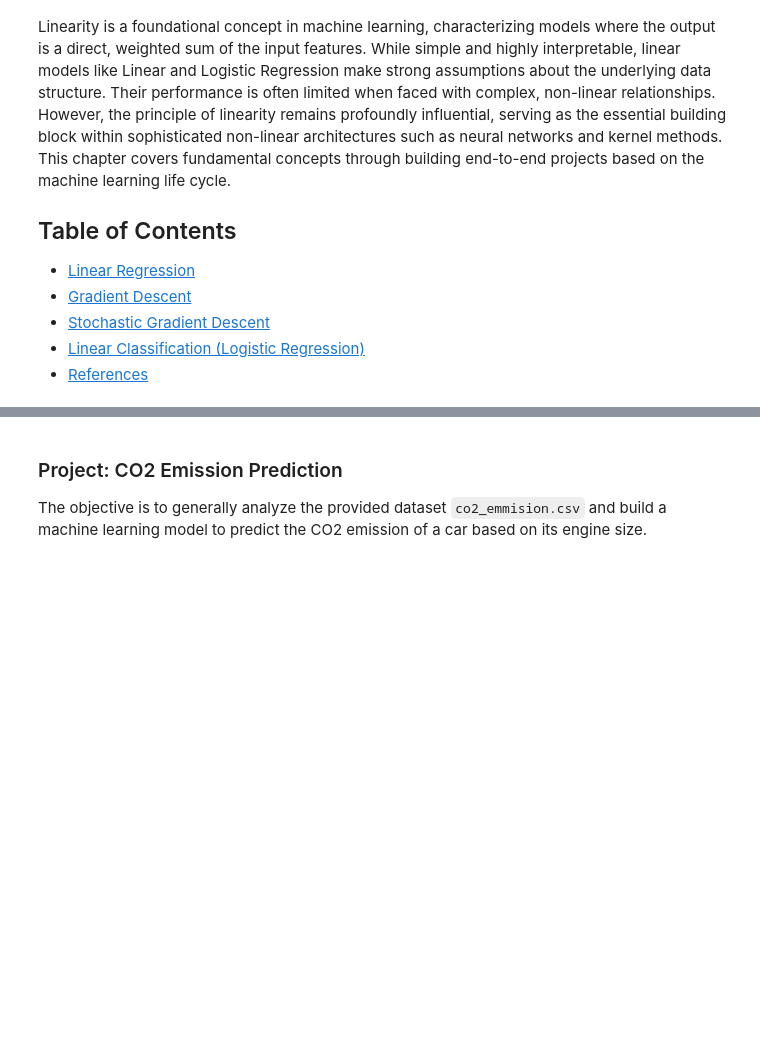
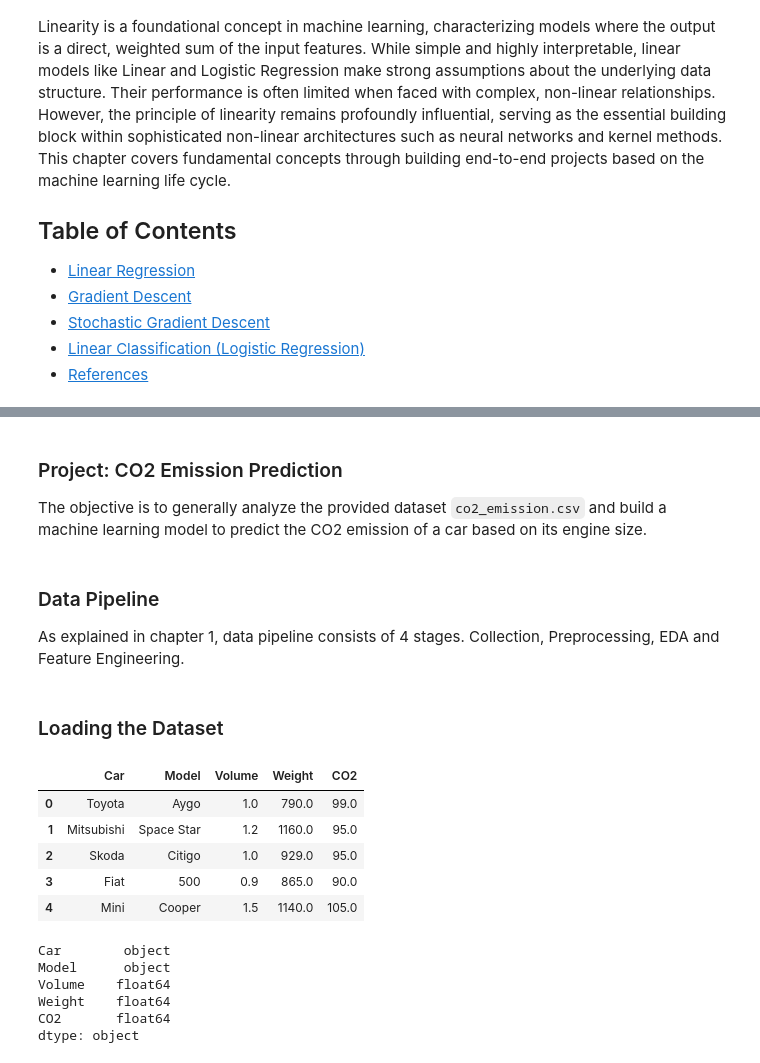
Before and after one commit to AmirhosseinMuhammadi/machine-learning-course, a Jupyter notebook: notebooks/chapter_03_linearity.ipynb, the cells around one changed output, grey strips where cells are left out. Saved outputs shown, nothing was run; the diff lists cells and outputs as text; code cells hidden in the pictures; blank space fills up the shorter version.

```diff
--- a/notebooks/chapter_03_linearity.ipynb
+++ b/notebooks/chapter_03_linearity.ipynb
@@ -83,4 +83,30 @@ $$ SS_\text{tot} = \sum_{i=1}^{n}{(y_i - \bar{y}_i) ^ 2} $$
 In the **best case**, the modeled values exactly match the observed values which results in $SS_\text{res} = 0$ and $R^2 = 1$. A baseline model that always predicts $\bar{y}$, will have $R^2 = 0$.
 # %% [markdown]
 ### Project: CO2 Emission Prediction
-The objective is to generally analyze the provided dataset `co2_emmision.csv` and build a machine learning model to predict the CO2 emission of a car based on its engine size.
+The objective is to generally analyze the provided dataset `co2_emission.csv` and build a machine learning model to predict the CO2 emission of a car based on its engine size.
+# %% [markdown]
+### Data Pipeline
+As explained in chapter 1, data pipeline consists of 4 stages. Collection, Preprocessing, EDA and Feature Engineering.
+# %% [markdown]
+### Loading the Dataset
+# %%
+import pandas as pd
+
+df = pd.read_csv("../data/raw/co2_emission.csv")
+df.head()
+# %% [output]
+|  | Car | Model | Volume | Weight | CO2 |
+| 0 | Toyota | Aygo | 1.0 | 790.0 | 99.0 |
+| 1 | Mitsubishi | Space Star | 1.2 | 1160.0 | 95.0 |
+| 2 | Skoda | Citigo | 1.0 | 929.0 | 95.0 |
+| 3 | Fiat | 500 | 0.9 | 865.0 | 90.0 |
+| 4 | Mini | Cooper | 1.5 | 1140.0 | 105.0 |
+# %%
+df.dtypes
+# %% [output]
+Car        object
+Model      object
+Volume    float64
+Weight    float64
+CO2       float64
+dtype: object
```
Also changed, not shown: parts of 21 cells of this notebook, 2 other files.
